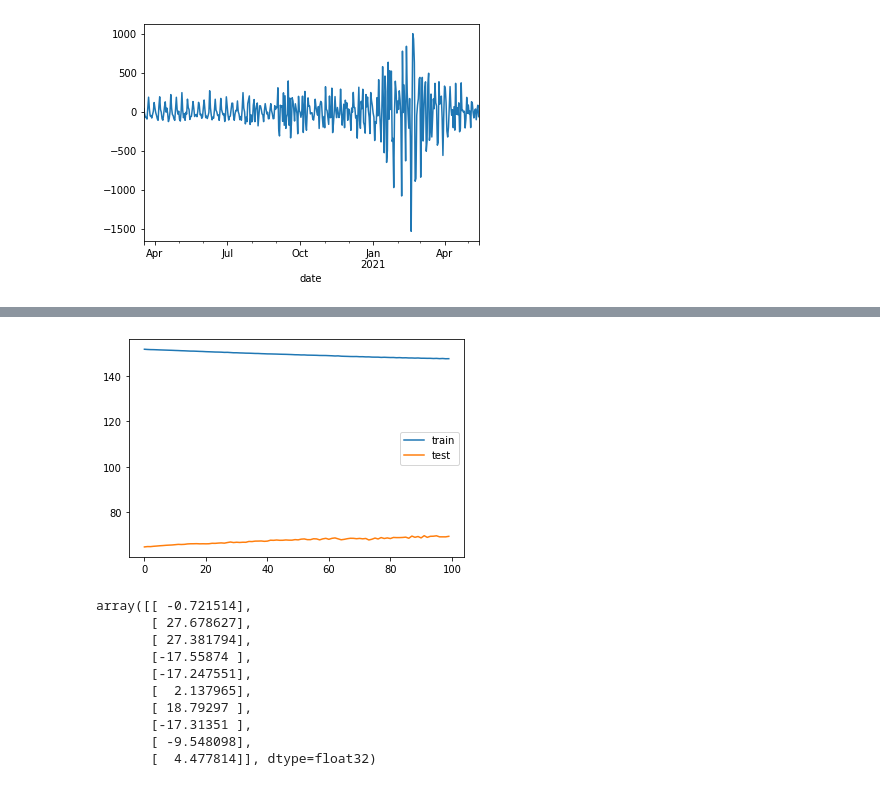
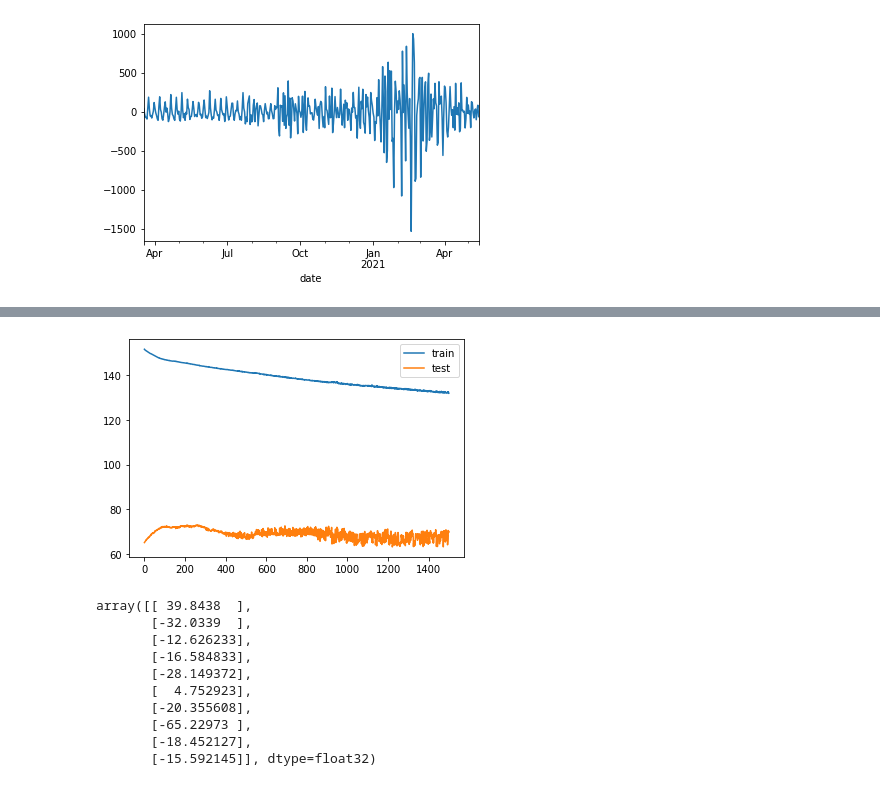
Before and after one commit to ardianzzz666/thesis, a Jupyter notebook: Multi Method + Seasonal Decomposition.ipynb, the cells around one changed output, grey strips where cells are left out. Drawn from its saved outputs; the diff is of its cells as text; code cells hidden in the pictures.

Commit message:
Perbaiki metode ARIMA dan LSTM

```diff
--- a/Multi Method + Seasonal Decomposition.ipynb
+++ b/Multi Method + Seasonal Decomposition.ipynb
@@ -108,6 +106,17 @@ new_seasonal = seasonal.to_frame()
 new_residual = residual.to_frame()
 new_actual = actual.to_frame()
 # %%
+# Ambil data untuk evaluasi
+data_evaluasi = case[413:]
+
+#total split data untuk LSTM
+n_total = 412
+
 # Split data ARIMA
 train_ARIMA = new_trend[:412]
 test_ARIMA = new_trend[412:]
+
+# Parameter untuk LSTM
+epooch_seasonal = 1000
+epooch_residual = 1500
+size_batch = 5
@@ -270,7 +257,7 @@ model2.add(LSTM(50, input_shape=(residual_train_X.shape[1], residual_train_X.sha
 model2.add(Dense(1))
 model2.compile(loss='mae', optimizer='adam')
 # fit network
-history = model2.fit(residual_train_X, residual_train_y, epochs=100, batch_size=5, validation_data=(residual_test_X, residual_test_y), verbose=2, shuffle=False)
+history = model2.fit(residual_train_X, residual_train_y, epochs=epooch_residual, batch_size=size_batch, validation_data=(residual_test_X, residual_test_y), verbose=2, shuffle=False)
 # plot history
 plt.plot(history.history['loss'], label='train')
 plt.plot(history.history['val_loss'], label='test')
@@ -297,19 +284,19 @@ Epoch 100/100
-[figure, old version]
+[figure, new version]
 # %%
 # make a prediction
 yhat_residual = model2.predict(residual_test_X)
 yhat_residual
 # %% [output]
-array([[ -0.721514],
-       [ 27.678627],
-       [ 27.381794],
-       [-17.55874 ],
-       [-17.247551],
-       [  2.137965],
-       [ 18.79297 ],
-       [-17.31351 ],
-       [ -9.548098],
-       [  4.477814]], dtype=float32)
+array([[ 39.8438  ],
+       [-32.0339  ],
+       [-12.626233],
+       [-16.584833],
+       [-28.149372],
+       [  4.752923],
+       [-20.355608],
+       [-65.22973 ],
+       [-18.452127],
+       [-15.592145]], dtype=float32)
 # %%
 data_evaluasi
 # %% [output]
```
Also changed, not shown: parts of 25 cells of this notebook.
